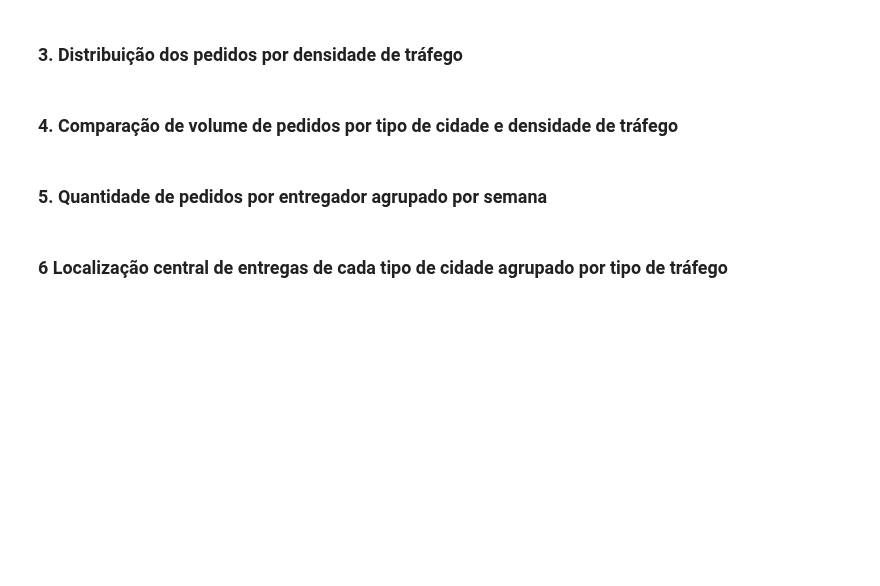
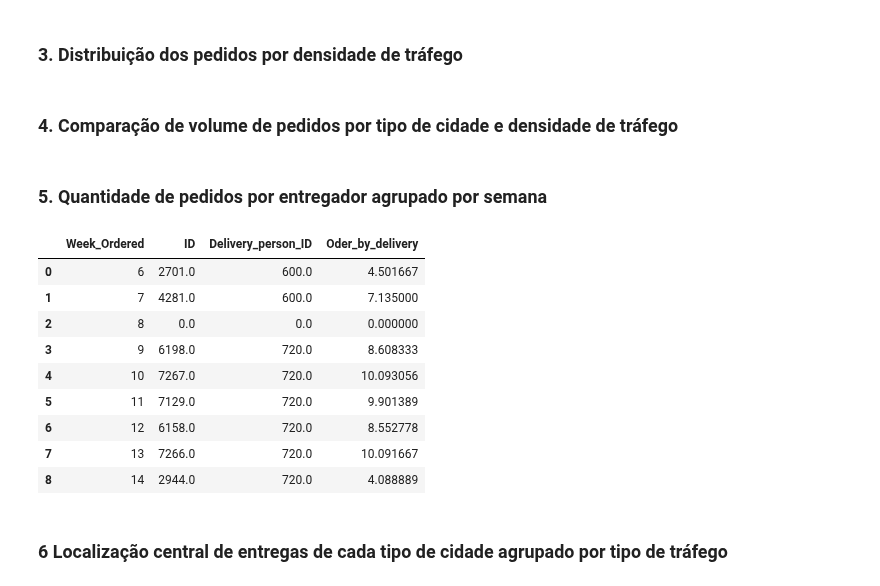
Before and after one commit to luc457x/CDS-PA, a Jupyter notebook: notebook.ipynb, the cells around one changed output. Cells and saved outputs as stored; diff of their text form; code cells hidden in the pictures; blank space fills up the shorter version.

```diff
--- a/notebook.ipynb
+++ b/notebook.ipynb
@@ -940,6 +942,21 @@ df2 = df_work[["Delivery_person_ID", "Week_Ordered"]].groupby("Week_Ordered").nu
 df_aux = pd.merge(df1, df2, how="inner", on="Week_Ordered")
 # Dividir pedidos por entregadores para obter a quantidade de pedidos por entregador por semana
 df_aux["Oder_by_delivery"] = df_aux["ID"] / df_aux["Delivery_person_ID"]
+# Mesclar com o DataFrame das semanas completas
+df_aux = pd.merge(all_weeks, df_aux, on="Week_Ordered", how="left").fillna(0)
+# %%
+df_aux
+# %% [output]
+|  | Week_Ordered | ID | Delivery_person_ID | Oder_by_delivery |
+| 0 | 6 | 2701.0 | 600.0 | 4.501667 |
+| 1 | 7 | 4281.0 | 600.0 | 7.135000 |
+| 2 | 8 | 0.0 | 0.0 | 0.000000 |
+| 3 | 9 | 6198.0 | 720.0 | 8.608333 |
+| 4 | 10 | 7267.0 | 720.0 | 10.093056 |
+| 5 | 11 | 7129.0 | 720.0 | 9.901389 |
+| 6 | 12 | 6158.0 | 720.0 | 8.552778 |
+| 7 | 13 | 7266.0 | 720.0 | 10.091667 |
+| 8 | 14 | 2944.0 | 720.0 | 4.088889 |
 # %%
 # Criar gráfico de linhas
 fig = px.line(df_aux, x="Week_Ordered", y="Oder_by_delivery", title="Quantidade de pedidos por entregador agrupado por semana", labels={"Week_Ordered": "Semana", "Oder_by_delivery": "Quantidade de pedidos por entregador"}, markers=True)
```
Also changed, not shown: parts of 14 cells of this notebook, 3 other files.
